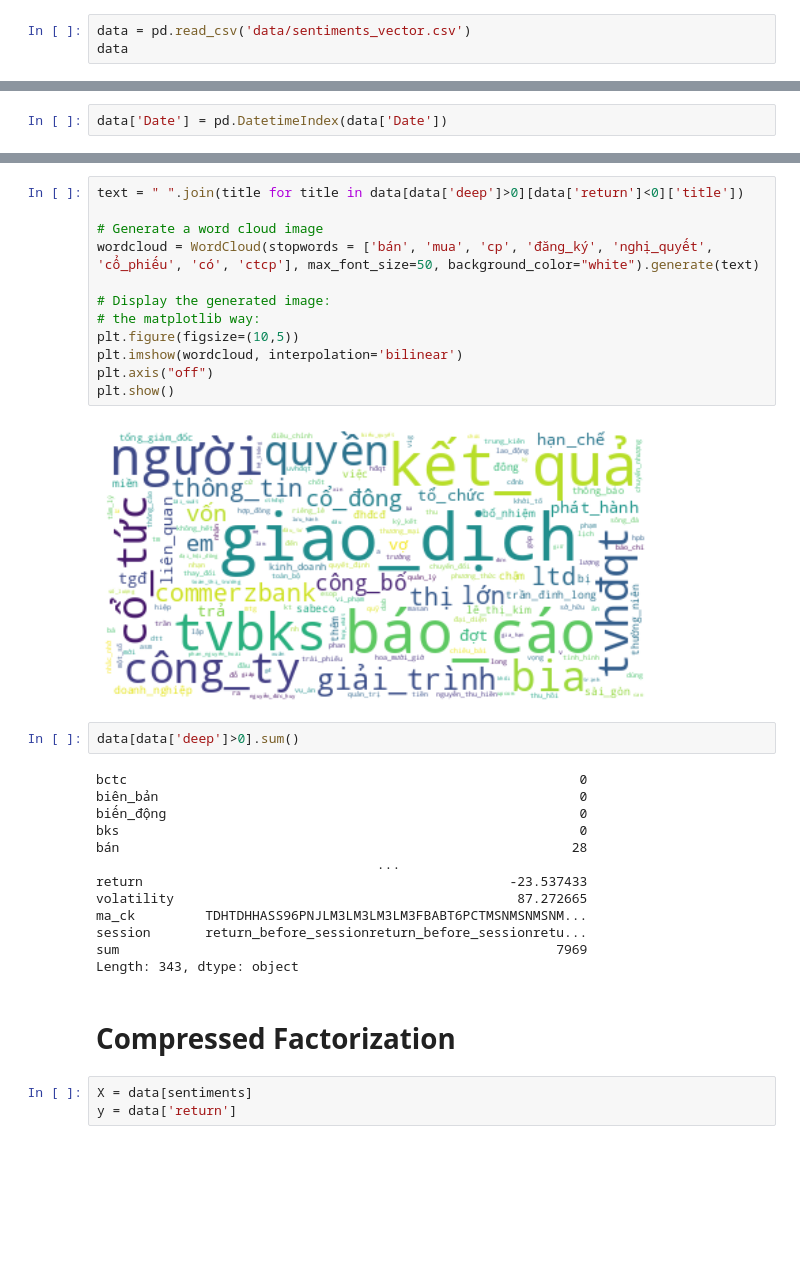
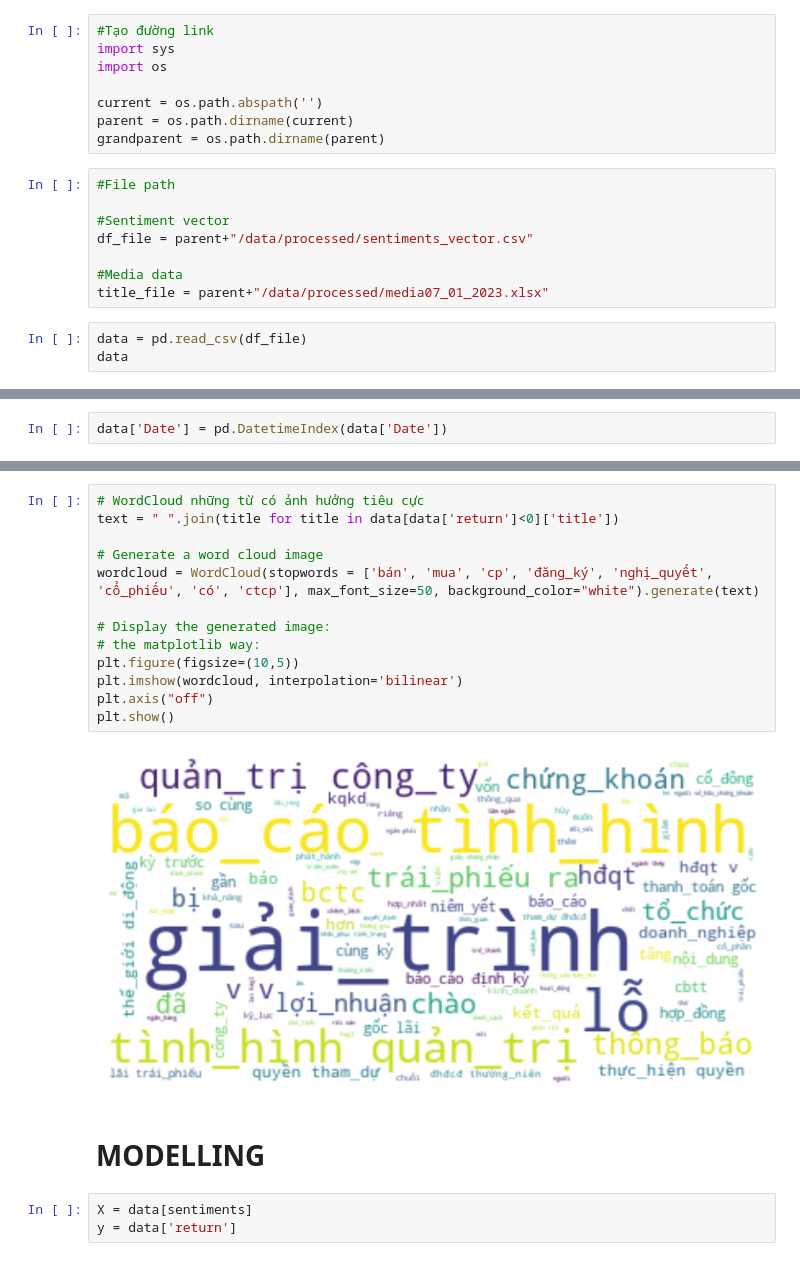
Before and after one commit to ThuLuu1411/NLP-and-Stock-forecast-by-Financial-Sentiments, a Jupyter notebook: notebooks/Step4_Modeling_finance_dictionary_Sklearn_Regression.ipynb, the cells around one changed output, grey strips where cells are left out. Cells and saved outputs as stored; diff of their text form; blank space fills up the shorter version.

Commit message:
Hoan thien model

```diff
--- a/notebooks/Step4_Modeling_finance_dictionary_Sklearn_Regression.ipynb
+++ b/notebooks/Step4_Modeling_finance_dictionary_Sklearn_Regression.ipynb
@@ -9,4 +7,20 @@ os.chdir(path)
+# %%
+#Tạo đường link
+import sys
+import os
+
+current = os.path.abspath('')
+parent = os.path.dirname(current)
+grandparent = os.path.dirname(parent)
+# %%
+#File path
+
+#Sentiment vector
+df_file = parent+"/data/processed/sentiments_vector.csv"
+
+#Media data
+title_file = parent+"/data/processed/media07_01_2023.xlsx"
 # %%
-data = pd.read_csv('data/sentiments_vector.csv')
+data = pd.read_csv(df_file)
 data
 # %% [output]
@@ -111,34 +69,20 @@ plt.show()
 # %%
-text = " ".join(title for title in data[data['deep']>0][data['return']<0]['title'])
+# WordCloud những từ có ảnh hưởng tiêu cực
+text = " ".join(title for title in data[data['return']<0]['title'])
 
 # Generate a word cloud image
 wordcloud = WordCloud(stopwords = ['bán', 'mua', 'cp', 'đăng_ký', 'nghị_quyết', 'cổ_phiếu', 'có', 'ctcp'], max_font_size=50, background_color="white").generate(text)
 
 # Display the generated image:
 # the matplotlib way:
 plt.figure(figsize=(10,5))
 plt.imshow(wordcloud, interpolation='bilinear')
 plt.axis("off")
 plt.show()
 # %% [output]
-[figure, old version]
+[figure, new version]
-# %%
-data[data['deep']>0].sum()
-# %% [output]
-bctc                                                          0
-biên_bản                                                      0
-biến_động                                                     0
-bks                                                           0
-bán                                                          28
-                                    ...
-return                                               -23.537433
-volatility                                            87.272665
-ma_ck         TDHTDHHASS96PNJLM3LM3LM3LM3FBABT6PCTMSNMSNMSNM...
-session       return_before_sessionreturn_before_sessionretu...
-sum                                                        7969
-Length: 343, dtype: object
-# %% [markdown]
-# Compressed Factorization
+# %% [markdown]
+# MODELLING
 # %%
 X = data[sentiments]
 y = data['return']
```
Also changed, not shown: parts of 24 cells of this notebook, 10 other files.
